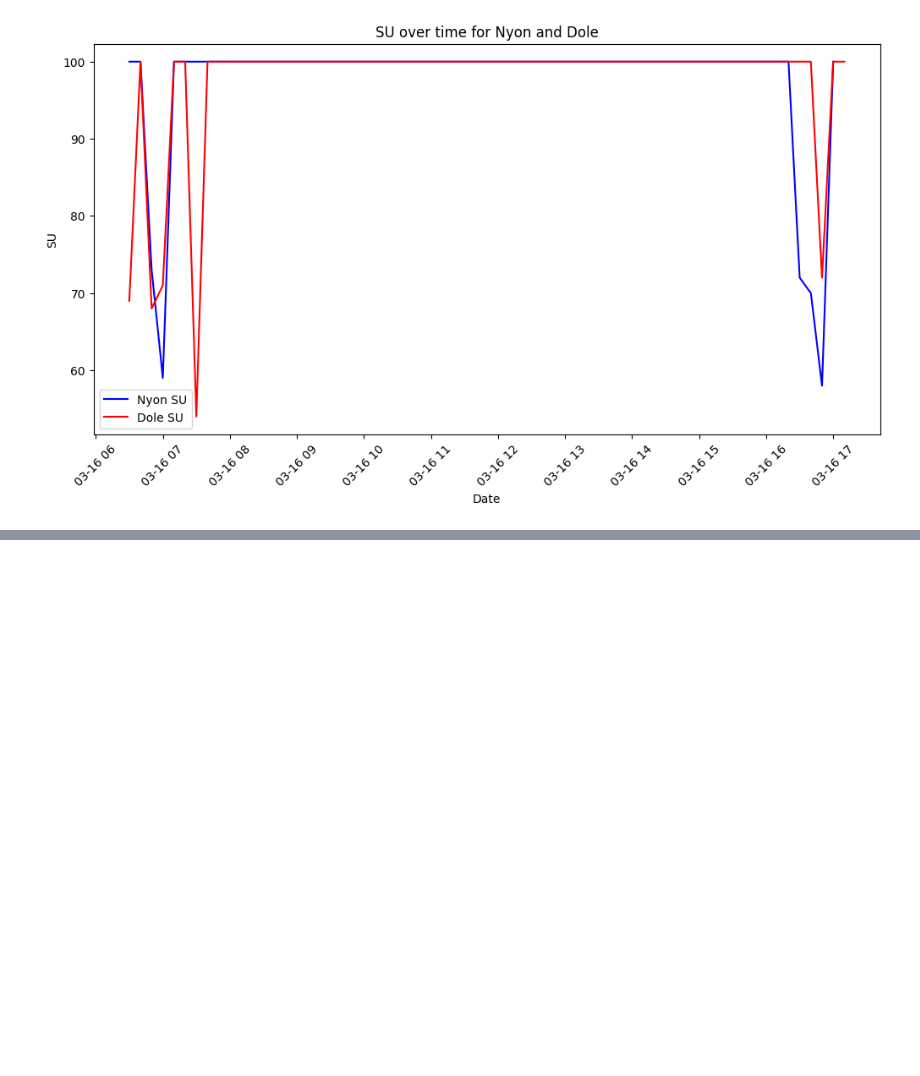
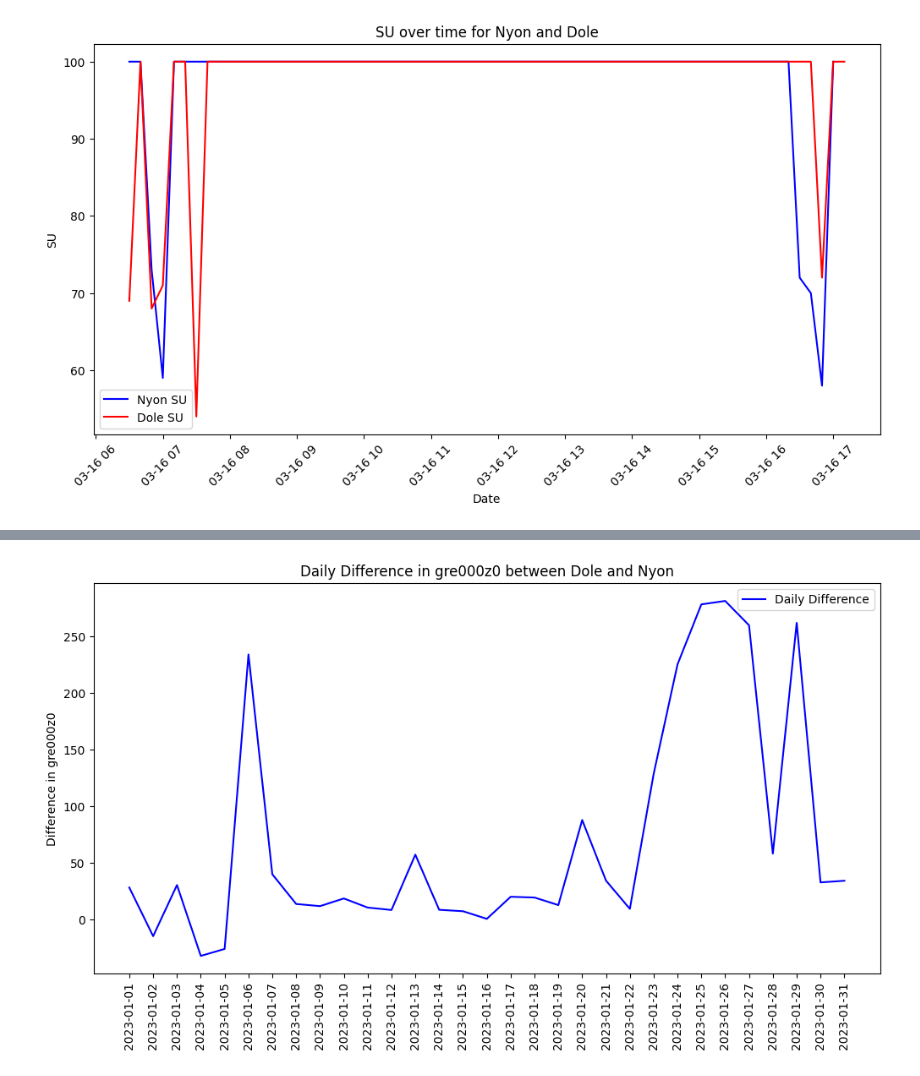
Before and after one commit to MartaRende/StratusDetection, a Jupyter notebook: test.ipynb, the cells around one changed output, grey strips where cells are left out. Drawn from its saved outputs; the diff is of its cells as text; code cells hidden in the pictures; blank space fills up the shorter version.

```diff
--- a/test.ipynb
+++ b/test.ipynb
@@ -661,0 +703,41 @@ plt.legend()
+# %%
+import numpy as np
+import pandas as pd
+from sklearn.decomposition import PCA
+from sklearn.preprocessing import StandardScaler
+import matplotlib.pyplot as plt
+
+# Step 1: Load the data
+npz_data = np.load("data/train/dole_train_data.npz", allow_pickle=True)
+npz_data_test = np.load("data/test/dole_test_data.npz", allow_pickle=True)
+# joint data
+data = np.concatenate((npz_data['dole'], npz_data_test['dole']), axis=0)
+# Step 2: Create a DataFrame with the data
+dole_data = {}
+nyon_data = {}
+for i in range(len(data)):
+    dole_data[data[i]["datetime"]] = data[i]["gre000z0_dole"]
+    nyon_data[data[i]["datetime"]] = data[i]["gre000z0_nyon"]
+
+dole_df = pd.DataFrame.from_dict(dole_data, orient='index', columns=['gre000z0_dole'])
+nyon_df = pd.DataFrame.from_dict(nyon_data, orient='index', columns=['gre000z0_nyon'])
+
+# Step 3: Convert the index to datetime and group by day
+dole_df.index = pd.to_datetime(dole_df.index)
+nyon_df.index = pd.to_datetime(nyon_df.index)
+
+dole_daily = dole_df.resample('D').mean()  # Daily mean
+nyon_daily = nyon_df.resample('D').mean()
+
+daily_diff = dole_daily['gre000z0_dole'] - nyon_daily['gre000z0_nyon']
+
+plt.figure(figsize=(12, 6))
+plt.plot(daily_diff.index, daily_diff.values, label='Daily Difference', color='blue')
+plt.xticks(ticks=daily_diff.index, labels=daily_diff.index.strftime('%Y-%m-%d'), rotation=90)
+
+plt.ylabel('Difference in gre000z0')
+plt.title('Daily Difference in gre000z0 between Dole and Nyon')
+plt.legend()
+plt.show()
+# %% [output]
+[figure, added]
```
Also changed, not shown: parts of 3 cells of this notebook, 4 other files.
